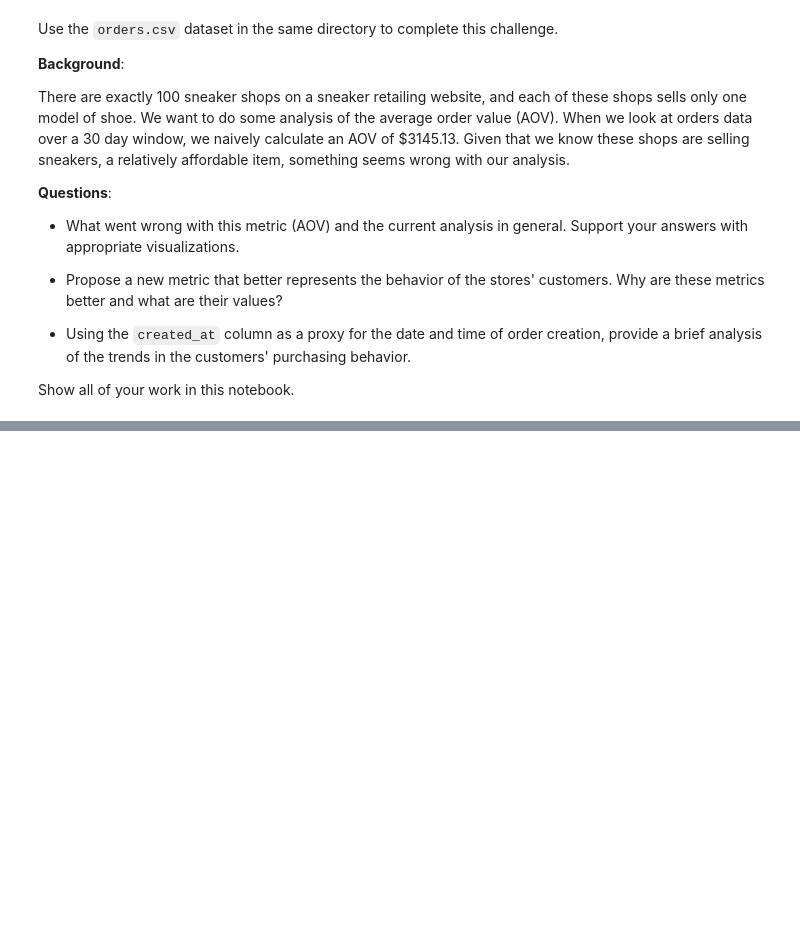
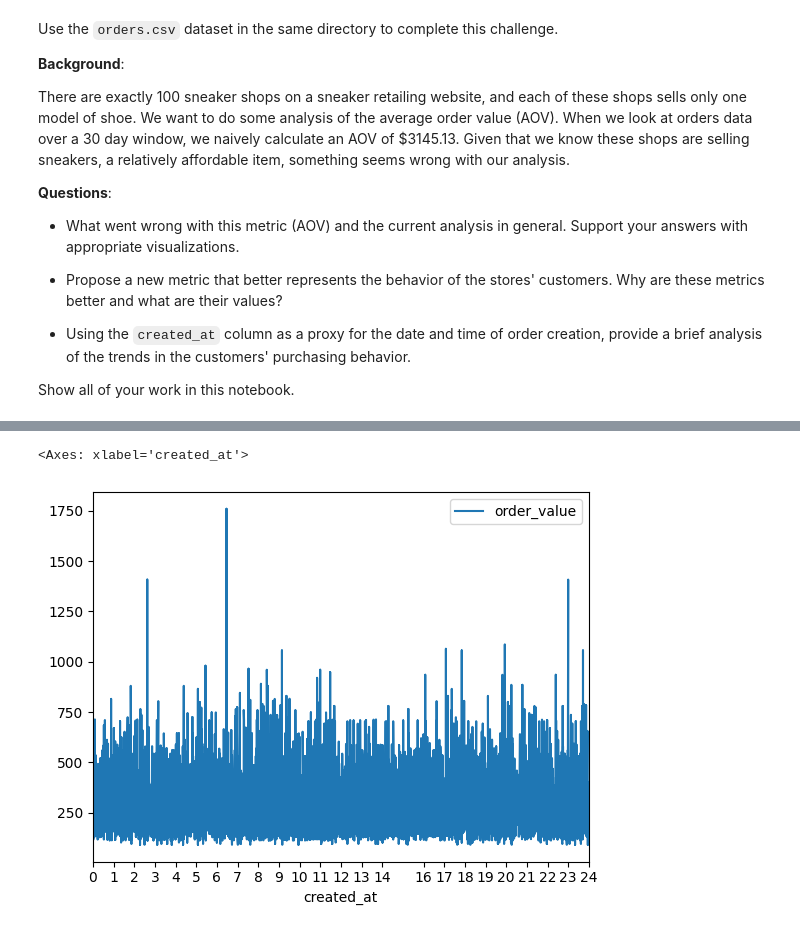
Before and after one commit to evan-geiss/evan_geiss_mdst_tutorials, a Jupyter notebook: Optional Challenges/Statistics Focus/stats_challenge.ipynb, the cells around one changed output, grey strips where cells are left out. Cells and saved outputs as stored; diff of their text form; code cells hidden in the pictures; blank space fills up the shorter version.

```diff
--- a/Optional Challenges/Statistics Focus/stats_challenge.ipynb
+++ b/Optional Challenges/Statistics Focus/stats_challenge.ipynb
@@ -54,0 +75,3 @@ Mean is not a resilient measure of center and is distorted by outliers. This mea
+# %%
+df['created_at'] = (pd.to_datetime(df['created_at']).dt.hour + (pd.to_datetime(df['created_at']).dt.minute / 60))
+df.sort_values(by=['created_at'], ascending=True, inplace=True)
@@ -54,0 +82,5 @@ Mean is not a resilient measure of center and is distorted by outliers. This mea
+# %%
+df.plot(x='created_at', y='order_value', xlim=[0,24], xticks=df.index)
+# %% [output]
+<Axes: xlabel='created_at'>
+[figure, added]
```
Also changed, not shown: parts of 11 cells of this notebook, 1 other file.
